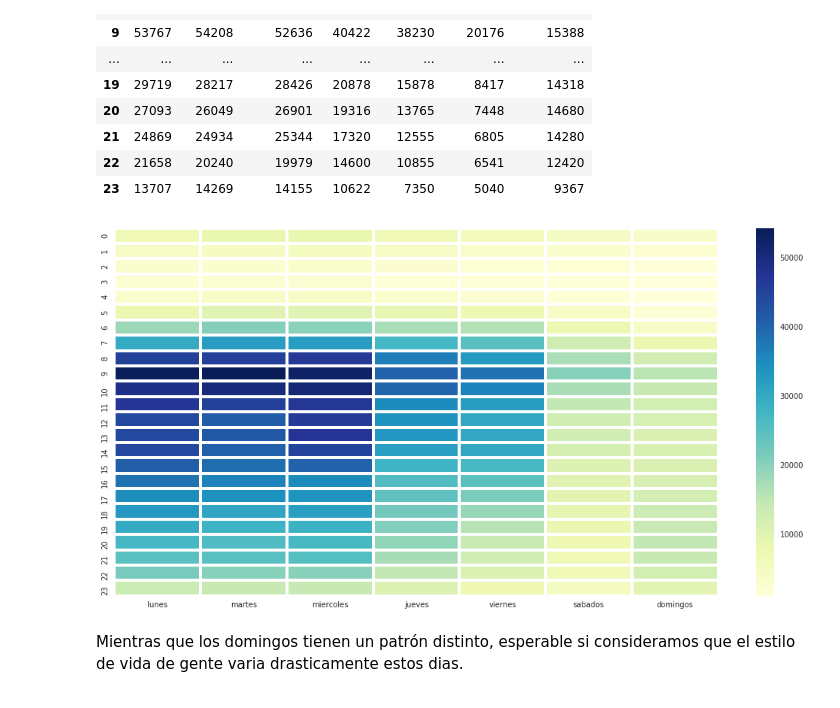
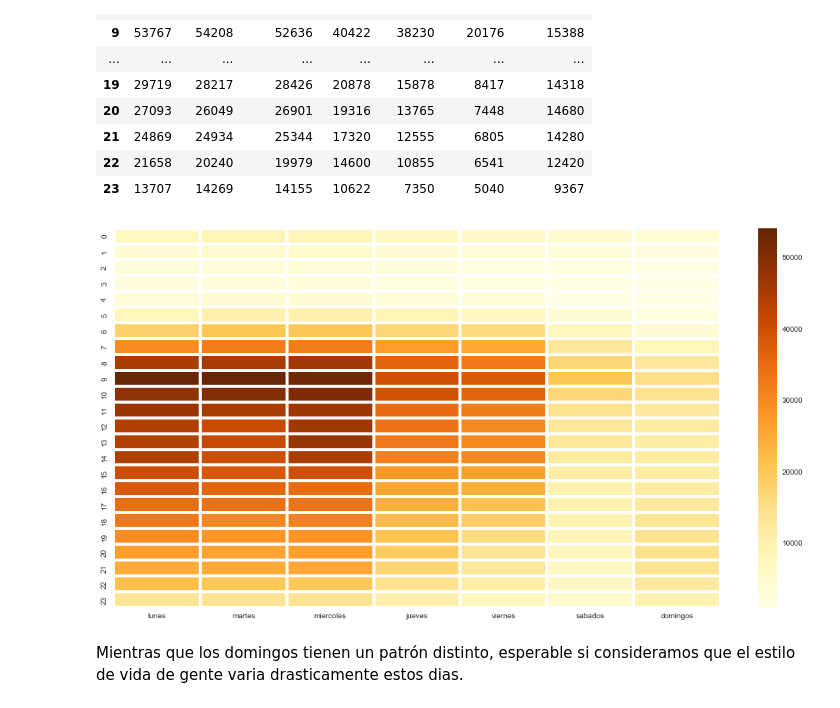
Before and after one commit to FrancoLiberali/tp1-orga-datos-1c2018, a Jupyter notebook: AnalisisExplorario.1.ipynb, the cells around one changed output. Cells and saved outputs as stored; diff of their text form; code cells hidden in the pictures.

```diff
--- a/AnalisisExplorario.1.ipynb
+++ b/AnalisisExplorario.1.ipynb
@@ -14,7 +14,9 @@ sns.set(style="whitegrid") # seteando tipo de grid en seaborn
 #for linux use this
 #RUTA_DATOS = '../datos_navent_fiuba/'
 #and for windows use this
-RUTA_DATOS = 'Desktop/facu/actual/Orga_de_datos/datos_navent_fiuba/'
+#RUTA_DATOS = 'Desktop/facu/actual/Orga_de_datos/datos_navent_fiuba/'
+# and for lucho use this
+RUTA_DATOS = '~/orga-datos/datos_navent_fiuba/'
 # %%
 #se cargan los datos
 postulantes_educacion = pd.read_csv(RUTA_DATOS + 'fiuba_1_postulantes_educacion.csv')
@@ -435,6 +440,7 @@ viernes = (weekdays.values == 4)
 sabados = (weekdays.values == 5)
 domingos = (weekdays.values == 6)
 
+# Versión con detalle de todas las horas
 horarios_lunes = (postulaciones[lunes])['fechapostulacion'].dt.hour.value_counts().sort_index()
 horarios_martes = (postulaciones[martes])['fechapostulacion'].dt.hour.value_counts().sort_index()
 horarios_miercoles = (postulaciones[miercoles])['fechapostulacion'].dt.hour.value_counts().sort_index()
@@ -442,6 +448,18 @@ horarios_jueves = (postulaciones[jueves])['fechapostulacion'].dt.hour.value_coun
 horarios_viernes = (postulaciones[viernes])['fechapostulacion'].dt.hour.value_counts().sort_index()
 horarios_sabados = (postulaciones[sabados])['fechapostulacion'].dt.hour.value_counts().sort_index()
 horarios_domingos = (postulaciones[domingos])['fechapostulacion'].dt.hour.value_counts().sort_index()
+
+# Versión con detalle por franjas horarias
+'''
+postulaciones['rangohorario'] = pd.cut(postulaciones['fechapostulacion'].dt.hour, range(0, 25, 3), right=False, labels=['{} - {}'.format(i, i + 3) for i in range(0, 24, 3)])
+horarios_lunes = (postulaciones[lunes])['rangohorario'].value_counts().sort_index()
+horarios_martes = (postulaciones[martes])['rangohorario'].value_counts().sort_index()
+horarios_miercoles = (postulaciones[miercoles])['rangohorario'].value_counts().sort_index()
+horarios_jueves = (postulaciones[jueves])['rangohorario'].value_counts().sort_index()
+horarios_viernes = (postulaciones[viernes])['rangohorario'].value_counts().sort_index()
+horarios_sabados = (postulaciones[sabados])['rangohorario'].value_counts().sort_index()
+horarios_domingos = (postulaciones[domingos])['rangohorario'].value_counts().sort_index()
+'''
 
 dias_vs_horarios = {'lunes': horarios_lunes, 'martes': horarios_martes, 'miercoles': horarios_miercoles,\
                    'jueves': horarios_jueves, 'viernes': horarios_viernes,'sabados': horarios_sabados,\
@@ -474,9 +492,9 @@ dias_vs_horas
 | 23 | 13707 | 14269 | 14155 | 10622 | 7350 | 5040 | 9367 |
 # %%
 plt.figure(figsize = (18,9))
-ax = sns.heatmap(dias_vs_horas,linewidth = 3,cmap="YlGnBu")
+ax = sns.heatmap(dias_vs_horas,linewidth = 3,cmap="YlOrBr")
 # %% [output]
-[figure, old version]
+[figure, new version]
 # %% [markdown]
 Mientras que los domingos tienen un patrón distinto, esperable si consideramos que el estilo de vida de gente varia drasticamente estos dias.
 # %% [markdown]
```
Also changed, not shown: parts of 27 cells of this notebook.
